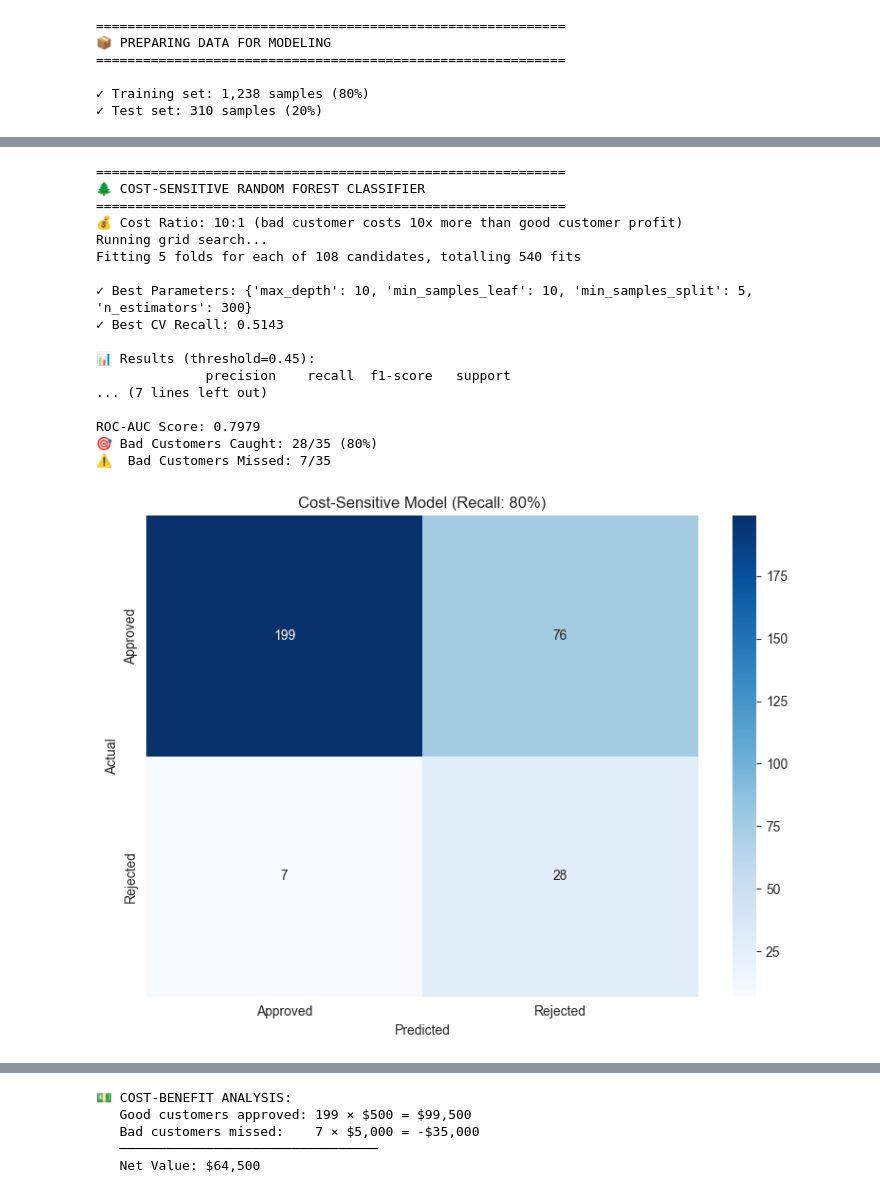
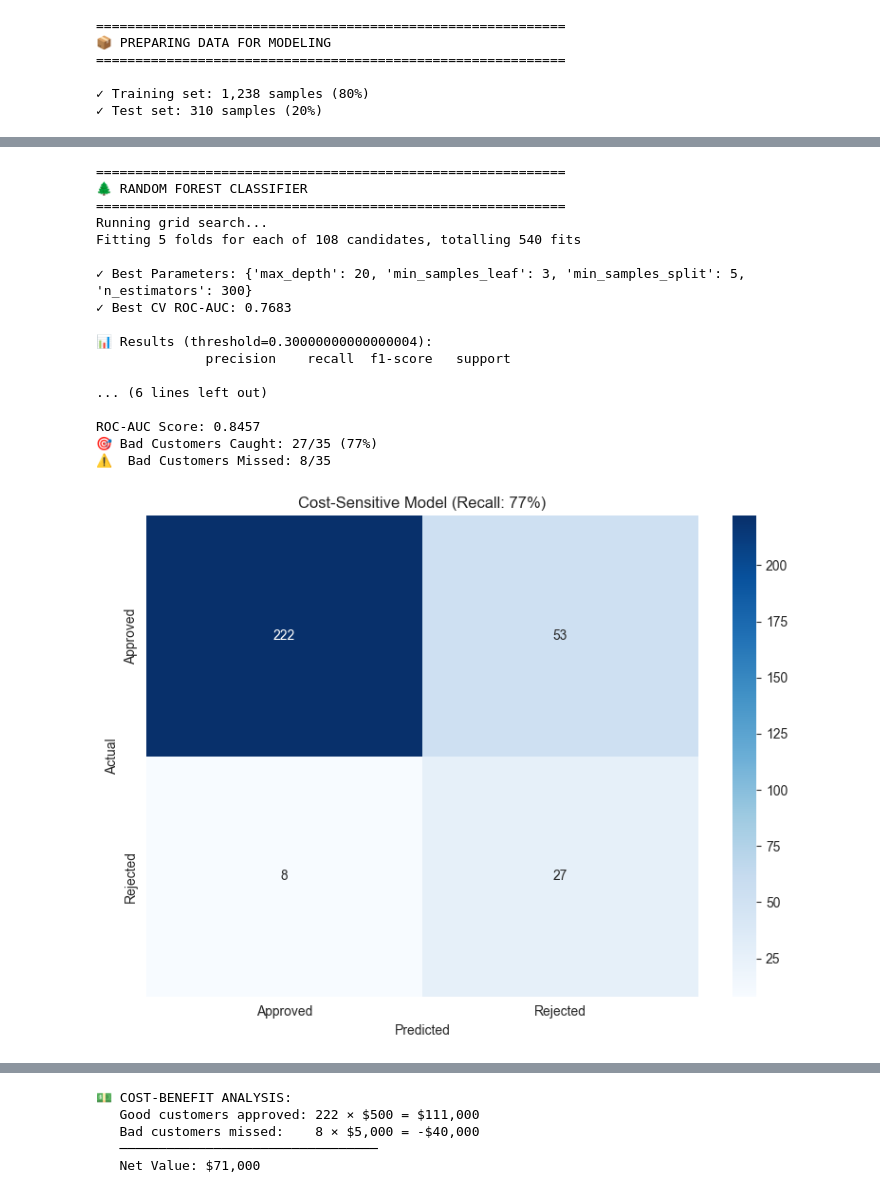
Before and after one commit to blakemancill/C964-Credit-Card-App, a Jupyter notebook: notebooks/second_dataset.ipynb, the cells around one changed output, grey strips where cells are left out. Drawn from its saved outputs; the diff is of its cells as text; code cells hidden in the pictures.

Commit message:
Tuned threshold optimization for lifetime of a customer instead of just one year

```diff
--- a/notebooks/second_dataset.ipynb
+++ b/notebooks/second_dataset.ipynb
@@ -360,13 +281,8 @@ Threshold | Good Approved | Good Rejected | Bad Caught | Bad Missed | Net Value
 # =============================================================================
 # %%
 print("\n" + "=" * 60)
-print("🌲 COST-SENSITIVE RANDOM FOREST CLASSIFIER")
+print("🌲 RANDOM FOREST CLASSIFIER")
 print("=" * 60)
-
-# Business logic: 1 default costs ~10x the profit from 1 good customer
-COST_RATIO = 10
-
-print(f"💰 Cost Ratio: {COST_RATIO}:1 (bad customer costs {COST_RATIO}x more than good customer profit)")
 
 param_grid = {
     'n_estimators': [100, 200, 300],
@@ -379,11 +295,11 @@ grid_search = GridSearchCV(
     estimator=RandomForestClassifier(
         random_state=42,
         n_jobs=-1,
-        class_weight={0: 1, 1: COST_RATIO}  # Penalize missing rejections
+        class_weight='balanced'
     ),
     param_grid=param_grid,
     cv=5,
-    scoring='recall',  # Optimize for catching bad customers
+    scoring='roc_auc',
     n_jobs=-1,
     verbose=1
 )
@@ -392,14 +308,12 @@ print("Running grid search...")
 grid_search.fit(X_train, y_train)
 
 print(f"\n✓ Best Parameters: {grid_search.best_params_}")
-print(f"✓ Best CV Recall: {grid_search.best_score_:.4f}")
+print(f"✓ Best CV ROC-AUC: {grid_search.best_score_:.4f}")
 
-# Final model
 best_rf = grid_search.best_estimator_
 y_prob = best_rf.predict_proba(X_test)[:, 1]
 
 # Lower threshold to catch more bad customers
-DECISION_THRESHOLD = 0.45
 y_pred = (y_prob >= DECISION_THRESHOLD).astype(int)
 
 print(f"\n📊 Results (threshold={DECISION_THRESHOLD}):")
@@ -441,40 +355,40 @@ plt.figure(figsize=(10, 6))
 sns.barplot(data=feature_imp, x='importance', y='feature')
 plt.title("Top 15 Feature Importances")
 plt.tight_layout()
 plt.show()
 
 # Cost-benefit analysis
 PROFIT_GOOD = 500
 LOSS_BAD = 5000
 
 good_approved = ((y_test == 0) & (y_pred == 0)).sum()
 good_rejected = ((y_test == 0) & (y_pred == 1)).sum()
 bad_caught = ((y_test == 1) & (y_pred == 1)).sum()
 bad_missed = ((y_test == 1) & (y_pred == 0)).sum()
 
 net_value = (good_approved * PROFIT_GOOD) - (bad_missed * LOSS_BAD)
 
 print(f"\n💵 COST-BENEFIT ANALYSIS:")
 print(f"   Good customers approved: {good_approved} × ${PROFIT_GOOD:,} = ${good_approved * PROFIT_GOOD:,}")
 print(f"   Bad customers missed:    {bad_missed} × ${LOSS_BAD:,} = -${bad_missed * LOSS_BAD:,}")
 print(f"   ─────────────────────────────────")
 print(f"   Net Value: ${net_value:,}")
 # %% [output]
 ============================================================
-🌲 COST-SENSITIVE RANDOM FOREST CLASSIFIER
+🌲 RANDOM FOREST CLASSIFIER
 ============================================================
-💰 Cost Ratio: 10:1 (bad customer costs 10x more than good customer profit)
 Running grid search...
 Fitting 5 folds for each of 108 candidates, totalling 540 fits
 
-✓ Best Parameters: {'max_depth': 10, 'min_samples_leaf': 10, 'min_samples_split': 5, 'n_estimators': 300}
-✓ Best CV Recall: 0.5143
+✓ Best Parameters: {'max_depth': 20, 'min_samples_leaf': 3, 'min_samples_split': 5, 'n_estimators': 300}
+✓ Best CV ROC-AUC: 0.7683
 
-📊 Results (threshold=0.45):
+📊 Results (threshold=0.30000000000000004):
               precision    recall  f1-score   support
-... (7 lines left out)
 
-ROC-AUC Score: 0.7979
-🎯 Bad Customers Caught: 28/35 (80%)
-⚠️  Bad Customers Missed: 7/35
+... (6 lines left out)
+
+ROC-AUC Score: 0.8457
+🎯 Bad Customers Caught: 27/35 (77%)
+⚠️  Bad Customers Missed: 8/35
-[figure, old version]
+[figure, new version]
@@ -482,5 +396,5 @@ ROC-AUC Score: 0.7979
 💵 COST-BENEFIT ANALYSIS:
-   Good customers approved: 199 × $500 = $99,500
-   Bad customers missed:    7 × $5,000 = -$35,000
+   Good customers approved: 222 × $500 = $111,000
+   Bad customers missed:    8 × $5,000 = -$40,000
    ─────────────────────────────────
-   Net Value: $64,500
+   Net Value: $71,000
```
Also changed, not shown: parts of 8 cells of this notebook.
